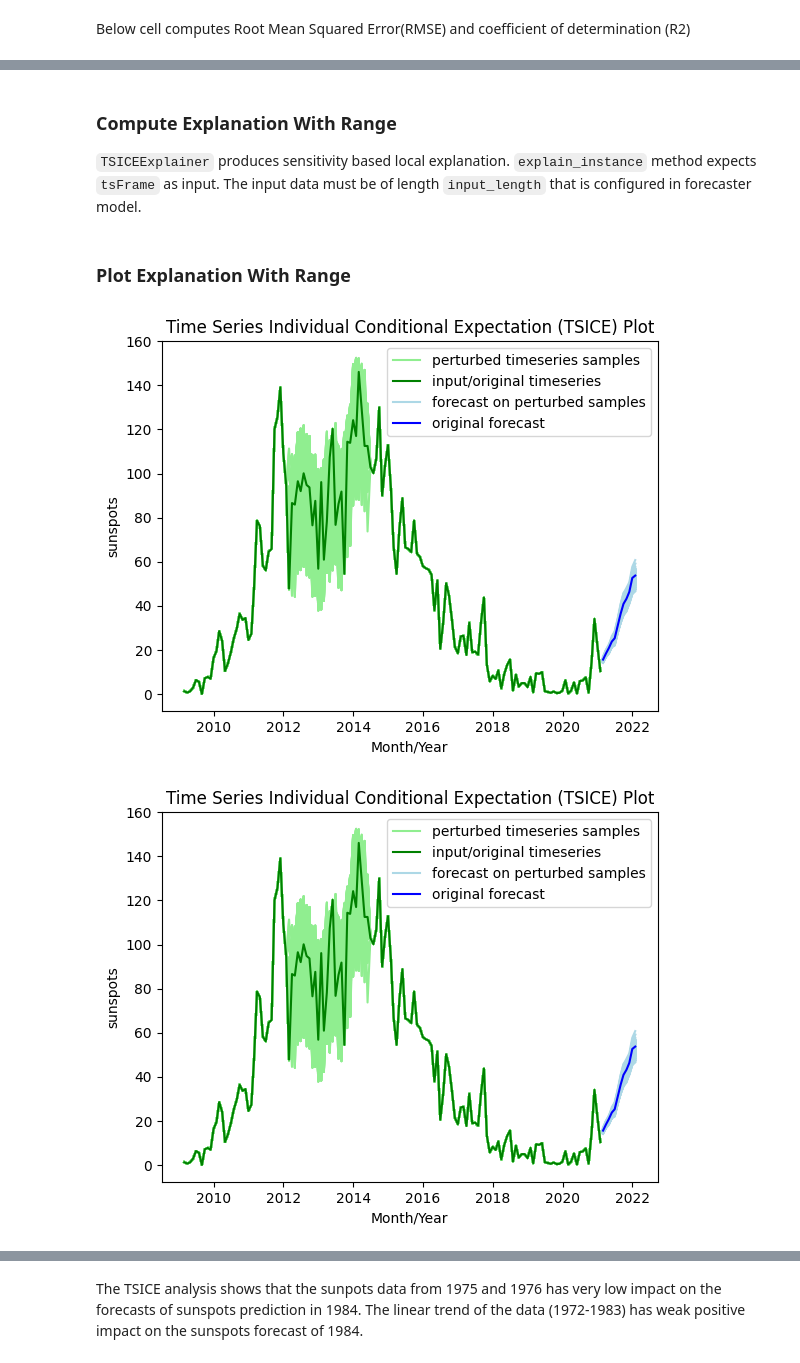
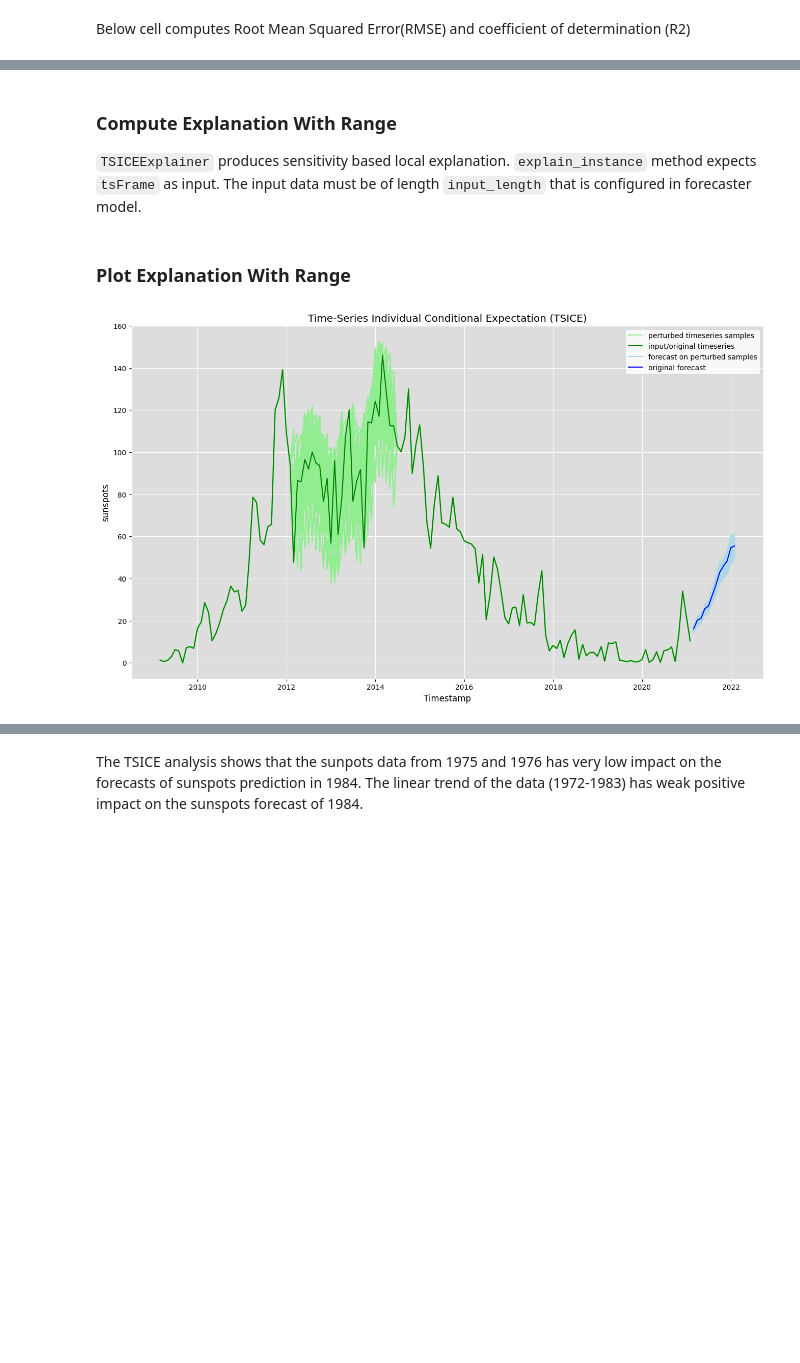
Before and after one commit to trustyai-explainability/trustyai-explainability-python-examples, a Jupyter notebook: examples/TSICE.ipynb, the cells around one changed output, grey strips where cells are left out. Cells and saved outputs as stored; diff of their text form; code cells hidden in the pictures; blank space fills up the shorter version.

Commit message:
Update TSICE notebook

```diff
--- a/examples/TSICE.ipynb
+++ b/examples/TSICE.ipynb
@@ -15,8 +15,8 @@ import numpy as np
 import pandas as pd
 from sklearn.model_selection import train_test_split
 from sklearn.ensemble import RandomForestRegressor
-
-import utils.plots as plots
+import matplotlib.pyplot as plt
+plt.style.use('../styles/material_rh.mplstyle')
 
 from trustyai.explainers.extras.tsice import TSICEExplainer
 from trustyai.utils.extras.timeseries import tsFrame
@@ -172,22 +169,17 @@ explainer = TSICEExplainer(
             n_perturbations=250,
         )
 # %% [markdown]
-<a id='compute_explanation_range'></a>
 ### Compute Explanation With Range
 
 `TSICEExplainer` produces sensitivity based local explanation. `explain_instance` method expects `tsFrame` as input. The input data must be of length `input_length` that is configured in forecaster model.
 # %%
-explanation = explainer.explain_instance(
-    ts=ts_test[-(input_length):],
-)
+explanation = explainer.explain(inputs=ts_test[-(input_length):],)
 # %% [markdown]
-<a id='plot_explanation_range'></a>
 ### Plot Explanation With Range
 # %%
-plots.plot_tsice_explanation(explanation, forecast_horizon=forecast_horizon)
+explanation.plot_forecast("sunspots")
 # %% [output]
-[figure, old version]
+[figure, new version]
-[figure, removed]
 # %% [markdown]
 The above TSICE plot explains that the sunspots from 1975 and 1976 do not have significant impact on the forecasted sunspots in 1984.
 
```
Also changed, not shown: parts of 13 cells of this notebook, 1 other file.
